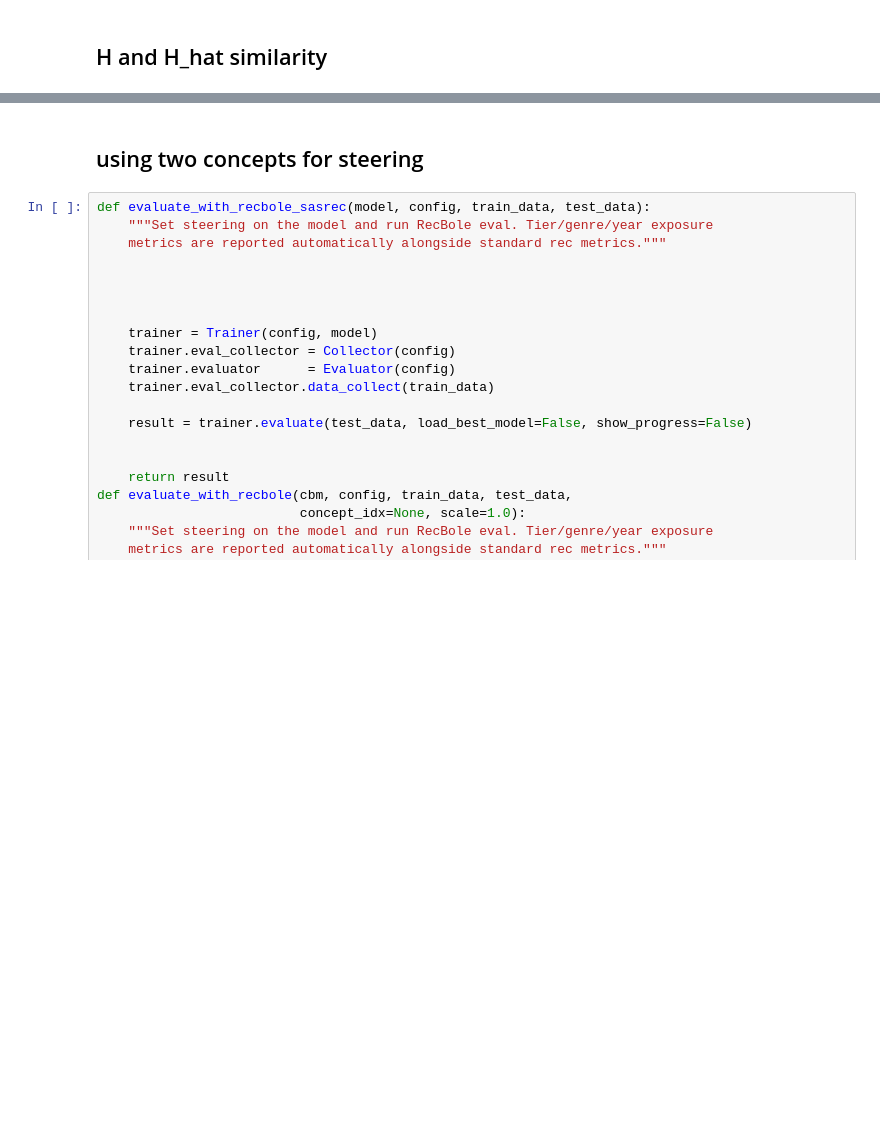
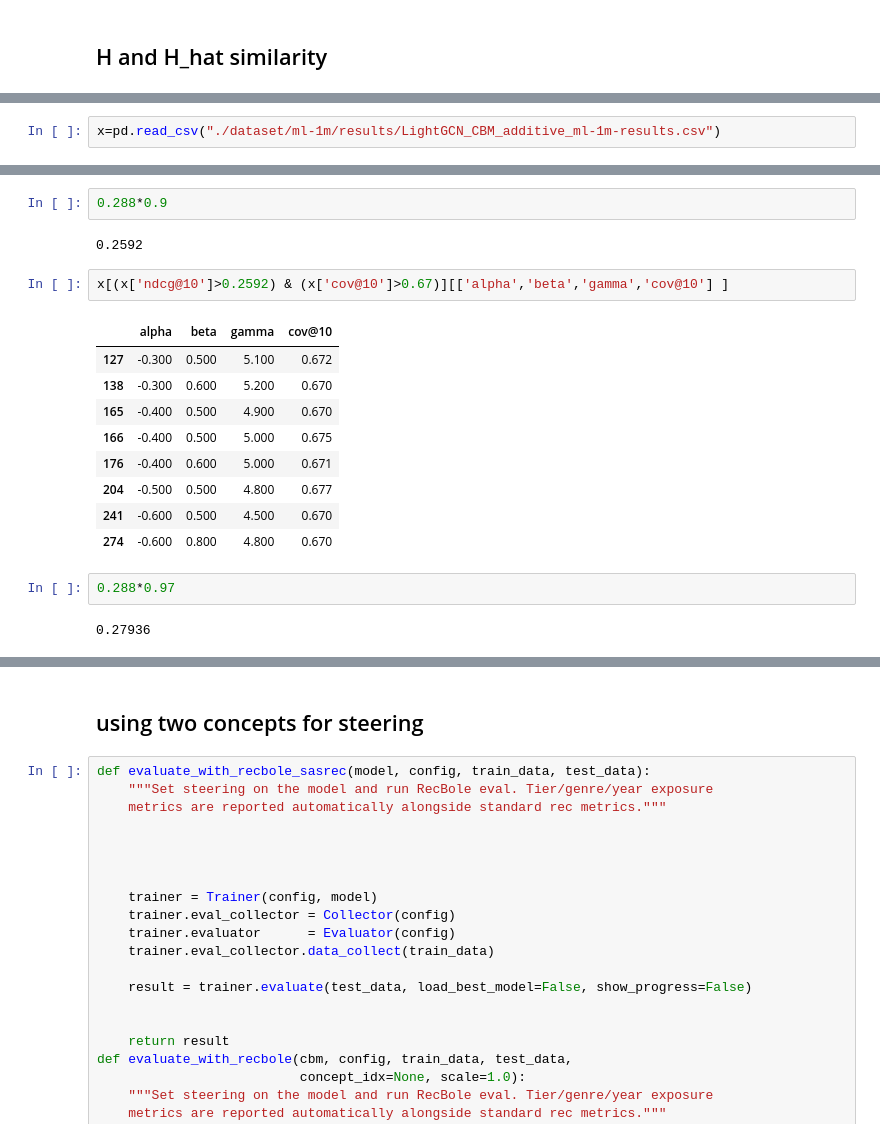
Before and after one commit to meysamvarasteh92/CBM, a Jupyter notebook: Steering.ipynb, the cells around one changed output, grey strips where cells are left out. Cells and saved outputs as stored; diff of their text form; blank space fills up the shorter version.

Commit message:
LightGCN-Ml-1m

```diff
--- a/Steering.ipynb
+++ b/Steering.ipynb
@@ -815,0 +909,2 @@ recall@20                                 0.2854       0.2769      -0.0085
+# %%
+x=pd.read_csv("./dataset/ml-1m/results/LightGCN_CBM_additive_ml-1m-results.csv")
@@ -815,0 +926,20 @@ recall@20                                 0.2854       0.2769      -0.0085
+# %%
+0.288*0.9
+# %% [output]
+0.2592
+# %%
+x[(x['ndcg@10']>0.2592) & (x['cov@10']>0.67)][['alpha','beta','gamma','cov@10'] ]
+# %% [output]
+|  | alpha | beta | gamma | cov@10 |
+| 127 | -0.300 | 0.500 | 5.100 | 0.672 |
+| 138 | -0.300 | 0.600 | 5.200 | 0.670 |
+| 165 | -0.400 | 0.500 | 4.900 | 0.670 |
+| 166 | -0.400 | 0.500 | 5.000 | 0.675 |
+| 176 | -0.400 | 0.600 | 5.000 | 0.671 |
+| 204 | -0.500 | 0.500 | 4.800 | 0.677 |
+| 241 | -0.600 | 0.500 | 4.500 | 0.670 |
+| 274 | -0.600 | 0.800 | 4.800 | 0.670 |
+# %%
+0.288*0.97
+# %% [output]
+0.27936
```
Also changed, not shown: parts of 34 cells of this notebook.
